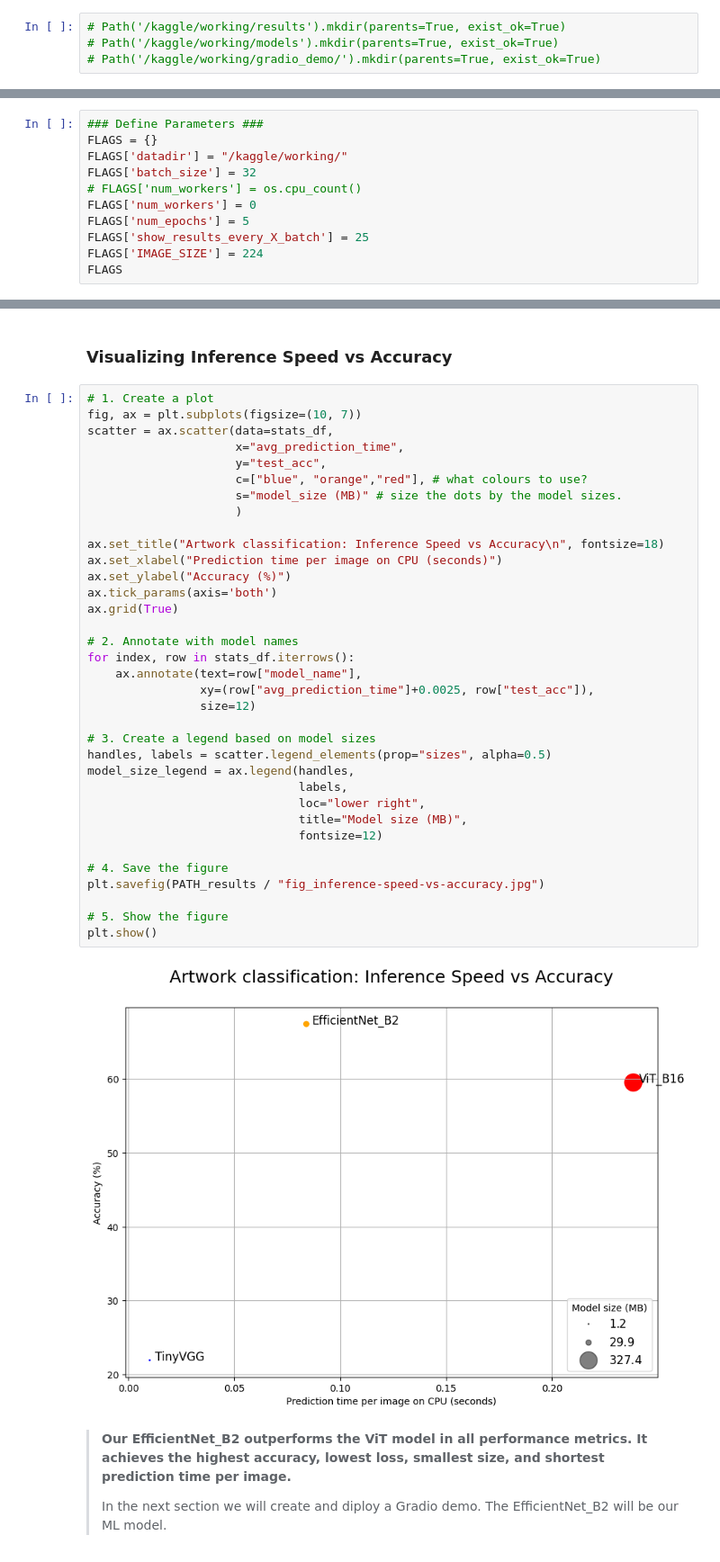
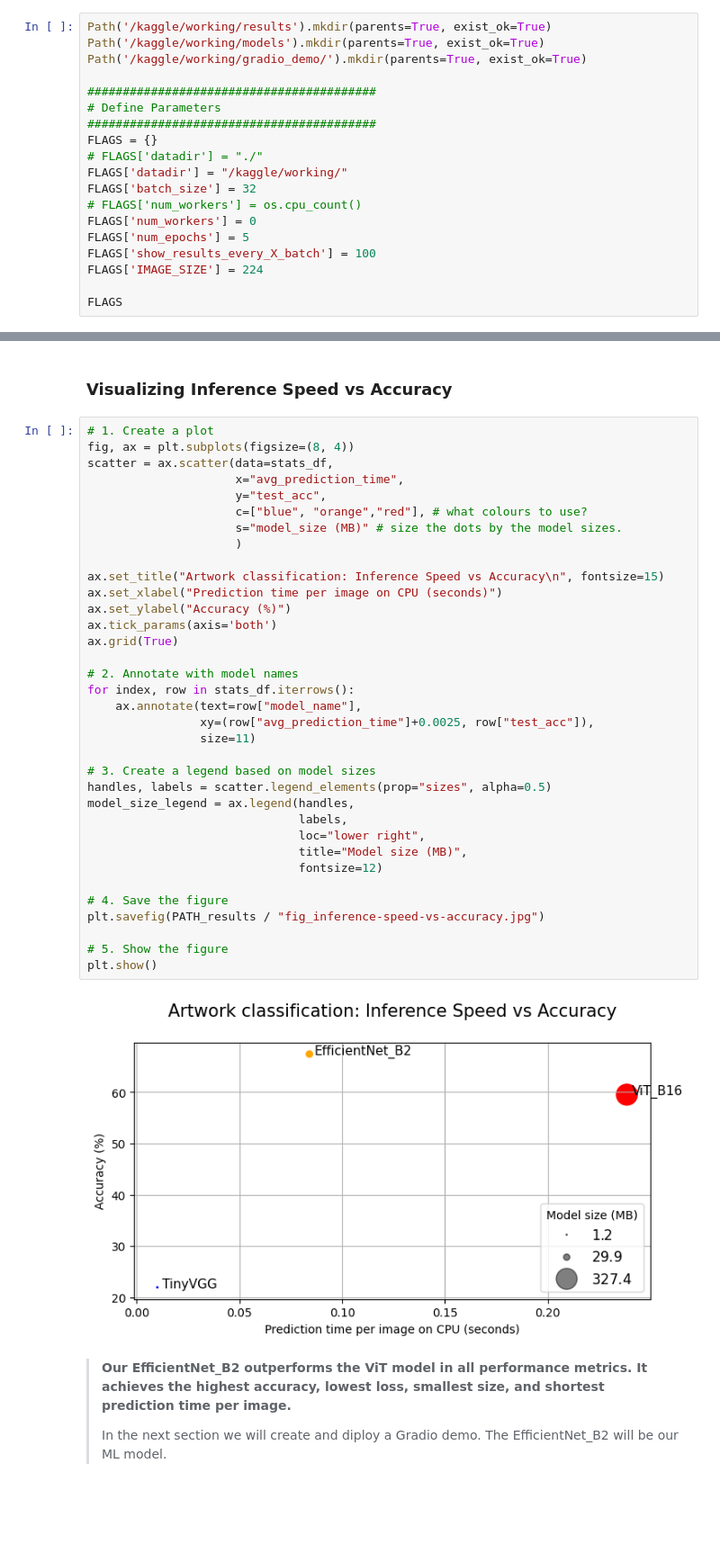
Before and after one commit to AlaGrine/Artwork_classification, a Jupyter notebook: artwork_classification.ipynb, the cells around one changed output, grey strips where cells are left out. Shown at 90% size. Cells and saved outputs as stored; diff of their text form; blank space fills up the shorter version.

```diff
--- a/artwork_classification.ipynb
+++ b/artwork_classification.ipynb
@@ -59,6 +59,21 @@ warnings.simplefilter("ignore", UserWarning)
 2.1.1+cu118
 0.16.1+cu118
 # %%
-# Path('/kaggle/working/results').mkdir(parents=True, exist_ok=True)
-# Path('/kaggle/working/models').mkdir(parents=True, exist_ok=True)
-# Path('/kaggle/working/gradio_demo/').mkdir(parents=True, exist_ok=True)
+Path('/kaggle/working/results').mkdir(parents=True, exist_ok=True)
+Path('/kaggle/working/models').mkdir(parents=True, exist_ok=True)
+Path('/kaggle/working/gradio_demo/').mkdir(parents=True, exist_ok=True)
+
+#########################################
+# Define Parameters
+#########################################
+FLAGS = {}
+# FLAGS['datadir'] = "./"
+FLAGS['datadir'] = "/kaggle/working/"
+FLAGS['batch_size'] = 32
+# FLAGS['num_workers'] = os.cpu_count()
+FLAGS['num_workers'] = 0
+FLAGS['num_epochs'] = 5
+FLAGS['show_results_every_X_batch'] = 100
+FLAGS['IMAGE_SIZE'] = 224
+
+FLAGS
@@ -65,11 +86,0 @@ warnings.simplefilter("ignore", UserWarning)
-# %%
-### Define Parameters ###
-FLAGS = {}
-FLAGS['datadir'] = "/kaggle/working/"
-FLAGS['batch_size'] = 32
-# FLAGS['num_workers'] = os.cpu_count()
-FLAGS['num_workers'] = 0
-FLAGS['num_epochs'] = 5
-FLAGS['show_results_every_X_batch'] = 25
-FLAGS['IMAGE_SIZE'] = 224
-FLAGS
@@ -1689,41 +1600,41 @@ stats_df
 ### Visualizing Inference Speed vs Accuracy
 # %%
 # 1. Create a plot
-fig, ax = plt.subplots(figsize=(10, 7))
+fig, ax = plt.subplots(figsize=(8, 4))
 scatter = ax.scatter(data=stats_df,
                      x="avg_prediction_time",
                      y="test_acc",
                      c=["blue", "orange","red"], # what colours to use?
                      s="model_size (MB)" # size the dots by the model sizes.
                      )
 
-ax.set_title("Artwork classification: Inference Speed vs Accuracy\n", fontsize=18)
+ax.set_title("Artwork classification: Inference Speed vs Accuracy\n", fontsize=15)
 ax.set_xlabel("Prediction time per image on CPU (seconds)")
 ax.set_ylabel("Accuracy (%)")
 ax.tick_params(axis='both')
 ax.grid(True)
 
 # 2. Annotate with model names
 for index, row in stats_df.iterrows():
     ax.annotate(text=row["model_name"],
                 xy=(row["avg_prediction_time"]+0.0025, row["test_acc"]),
-                size=12)
+                size=11)
 
 # 3. Create a legend based on model sizes
 handles, labels = scatter.legend_elements(prop="sizes", alpha=0.5)
 model_size_legend = ax.legend(handles,
                               labels,
                               loc="lower right",
                               title="Model size (MB)",
                               fontsize=12)
 
 # 4. Save the figure
 plt.savefig(PATH_results / "fig_inference-speed-vs-accuracy.jpg")
 
 # 5. Show the figure
 plt.show()
 # %% [output]
-[figure, old version]
+[figure, new version]
 # %% [markdown]
 > **Our EfficientNet_B2 outperforms the ViT model in all performance metrics. It achieves the highest accuracy, lowest loss, smallest size, and shortest prediction time per image.**
 >
```
Also changed, not shown: parts of 68 cells of this notebook, 15 other files.
